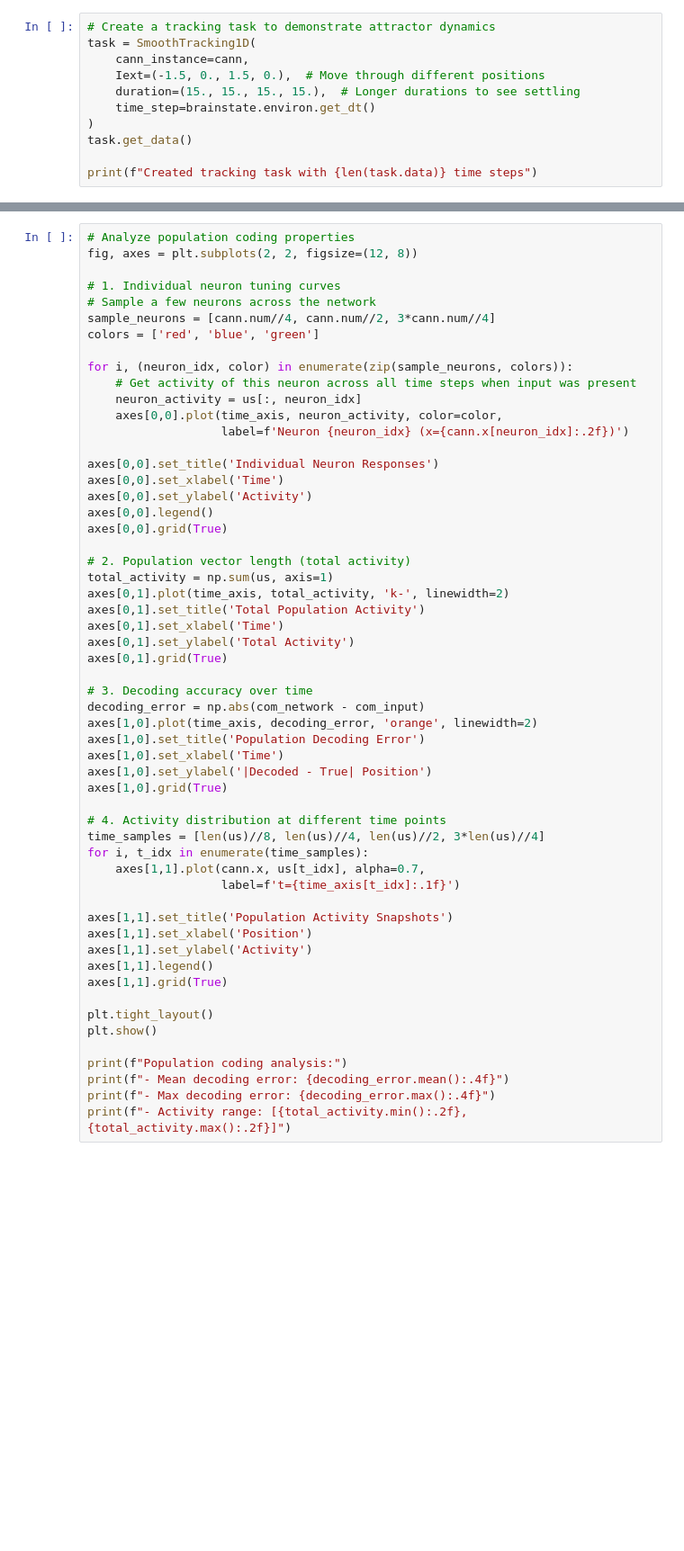
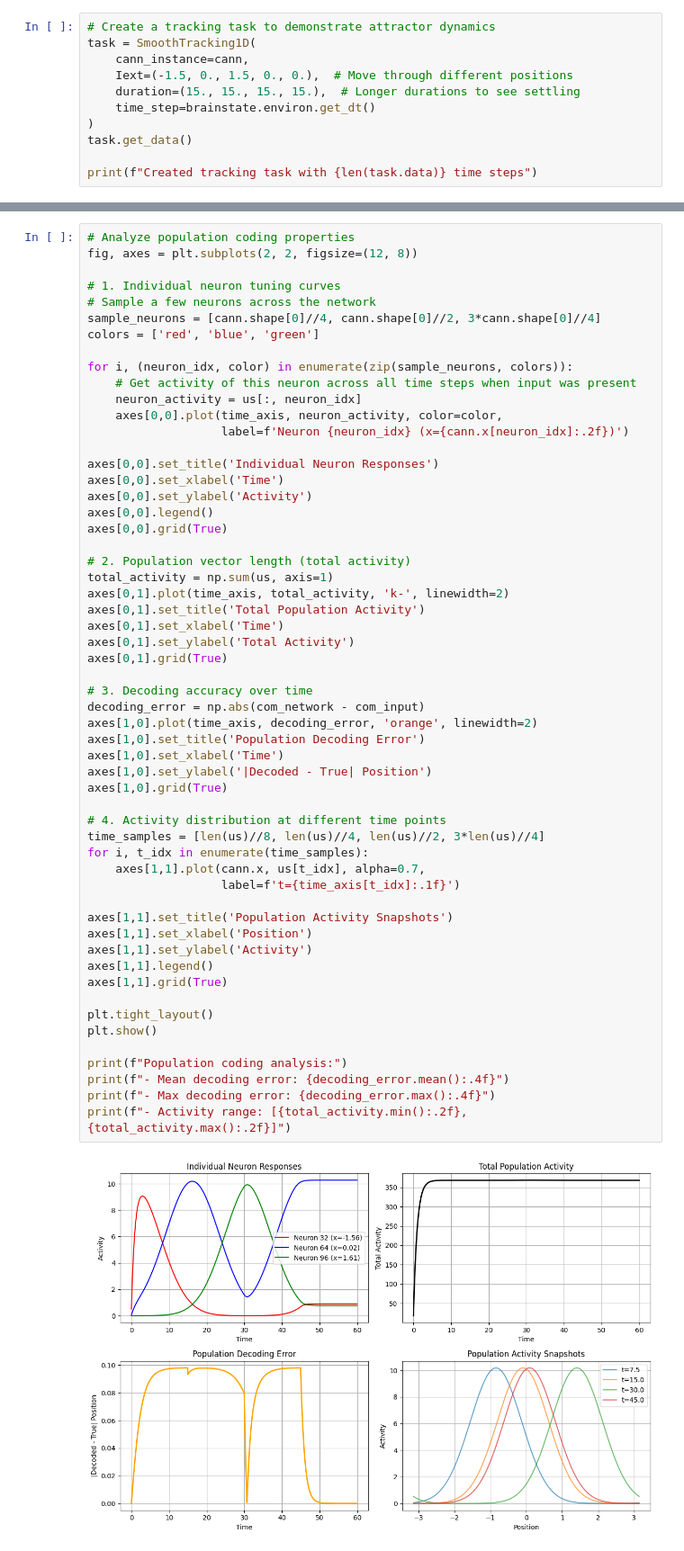
Before and after one commit to Routhleck/canns, a Jupyter notebook: docs/en/notebooks/03_core_concepts.ipynb, the cells around one changed output, grey strips where cells are left out. Shown at 90% size. Saved outputs shown, nothing was run; the diff lists cells and outputs as text; blank space fills up the shorter version.

```diff
--- a/docs/en/notebooks/03_core_concepts.ipynb
+++ b/docs/en/notebooks/03_core_concepts.ipynb
@@ -172,7 +190,7 @@ Let's demonstrate this with a tracking experiment:
 # Create a tracking task to demonstrate attractor dynamics
 task = SmoothTracking1D(
     cann_instance=cann,
-    Iext=(-1.5, 0., 1.5, 0.),  # Move through different positions
+    Iext=(-1.5, 0., 1.5, 0., 0.),  # Move through different positions
     duration=(15., 15., 15., 15.),  # Longer durations to see settling
     time_step=brainstate.environ.get_dt()
 )
@@ -273,7 +302,7 @@ fig, axes = plt.subplots(2, 2, figsize=(12, 8))
 
 # 1. Individual neuron tuning curves
 # Sample a few neurons across the network
-sample_neurons = [cann.num//4, cann.num//2, 3*cann.num//4]
+sample_neurons = [cann.shape[0]//4, cann.shape[0]//2, 3*cann.shape[0]//4]
 colors = ['red', 'blue', 'green']
 
 for i, (neuron_idx, color) in enumerate(zip(sample_neurons, colors)):
@@ -296,30 +325,32 @@ axes[0,1].set_xlabel('Time')
 axes[0,1].set_ylabel('Total Activity')
 axes[0,1].grid(True)
 
 # 3. Decoding accuracy over time
 decoding_error = np.abs(com_network - com_input)
 axes[1,0].plot(time_axis, decoding_error, 'orange', linewidth=2)
 axes[1,0].set_title('Population Decoding Error')
 axes[1,0].set_xlabel('Time')
 axes[1,0].set_ylabel('|Decoded - True| Position')
 axes[1,0].grid(True)
 
 # 4. Activity distribution at different time points
 time_samples = [len(us)//8, len(us)//4, len(us)//2, 3*len(us)//4]
 for i, t_idx in enumerate(time_samples):
     axes[1,1].plot(cann.x, us[t_idx], alpha=0.7,
                    label=f't={time_axis[t_idx]:.1f}')
 
 axes[1,1].set_title('Population Activity Snapshots')
 axes[1,1].set_xlabel('Position')
 axes[1,1].set_ylabel('Activity')
 axes[1,1].legend()
 axes[1,1].grid(True)
 
 plt.tight_layout()
 plt.show()
 
 print(f"Population coding analysis:")
 print(f"- Mean decoding error: {decoding_error.mean():.4f}")
 print(f"- Max decoding error: {decoding_error.max():.4f}")
 print(f"- Activity range: [{total_activity.min():.2f}, {total_activity.max():.2f}]")
+# %% [output]
+[figure, added]
```
Also changed, not shown: parts of 13 cells of this notebook, 36 other files.
